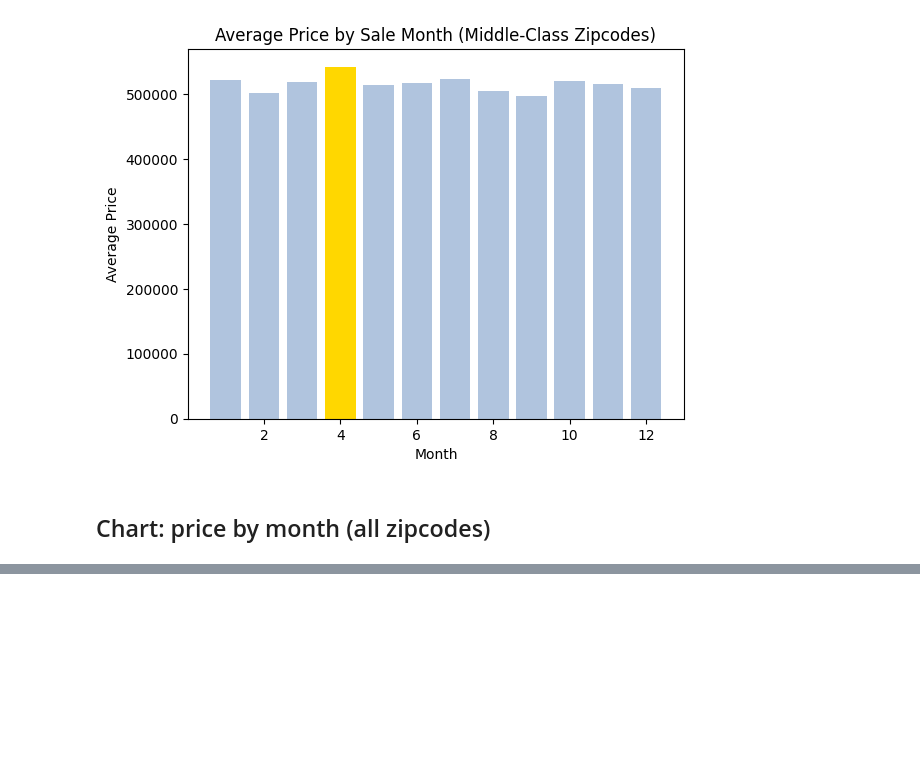
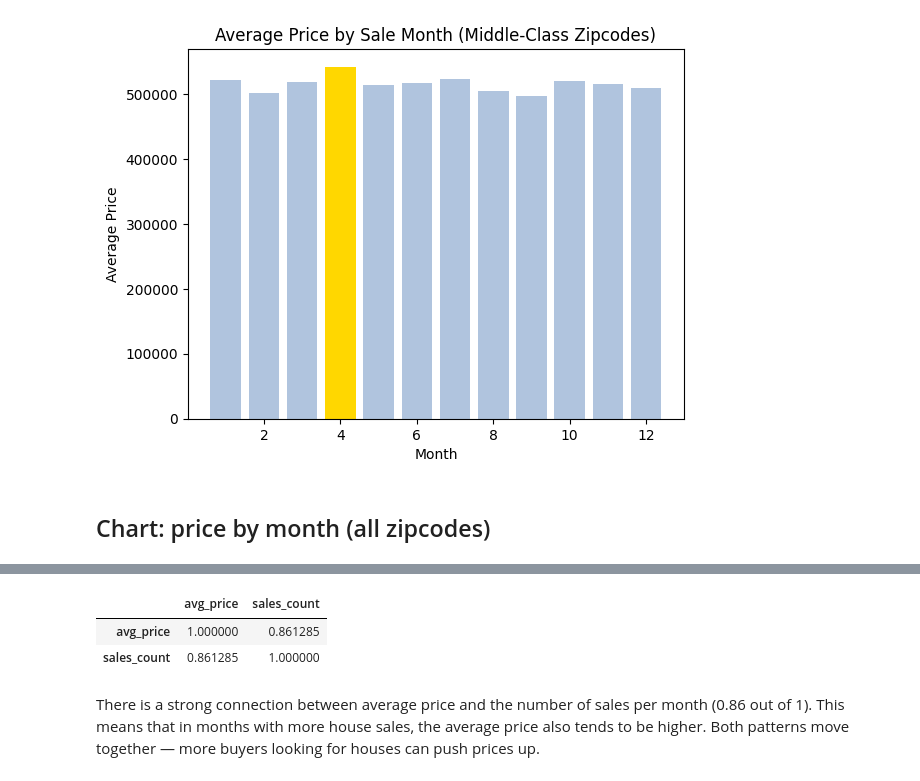
Before and after one commit to 1com/ds-eda-project, a Jupyter notebook: hypothesis_1.ipynb, the cells around one changed output, grey strips where cells are left out. Saved outputs shown, nothing was run; the diff lists cells and outputs as text; code cells hidden in the pictures; blank space fills up the shorter version.

```diff
--- a/hypothesis_1.ipynb
+++ b/hypothesis_1.ipynb
@@ -140,0 +217,11 @@ The result varies a little, but it's not significant.
+# %%
+comparison.corr()
+# %% [output]
+|  | avg_price | sales_count |
+| avg_price | 1.000000 | 0.861285 |
+| sales_count | 0.861285 | 1.000000 |
+# %% [markdown]
+There is a strong connection between average price and the number of
+sales per month (0.86 out of 1). This means that in months with more
+house sales, the average price also tends to be higher. Both patterns
+move together — more buyers looking for houses can push prices up.
```
Also changed, not shown: parts of 14 cells of this notebook.
